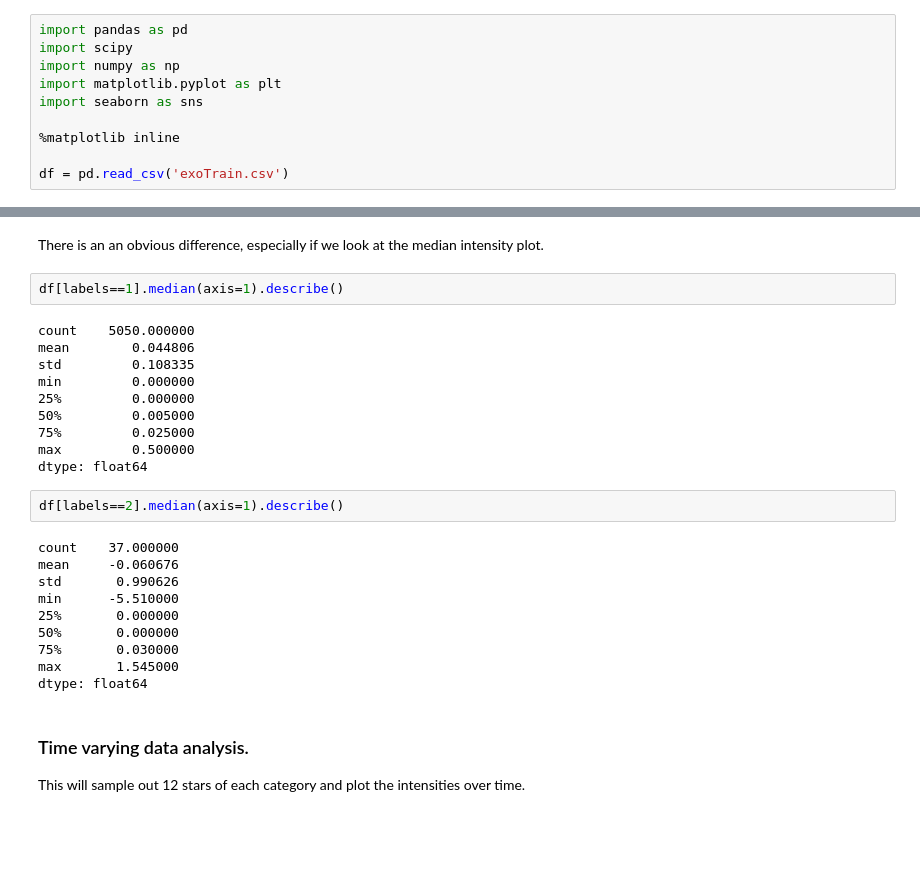
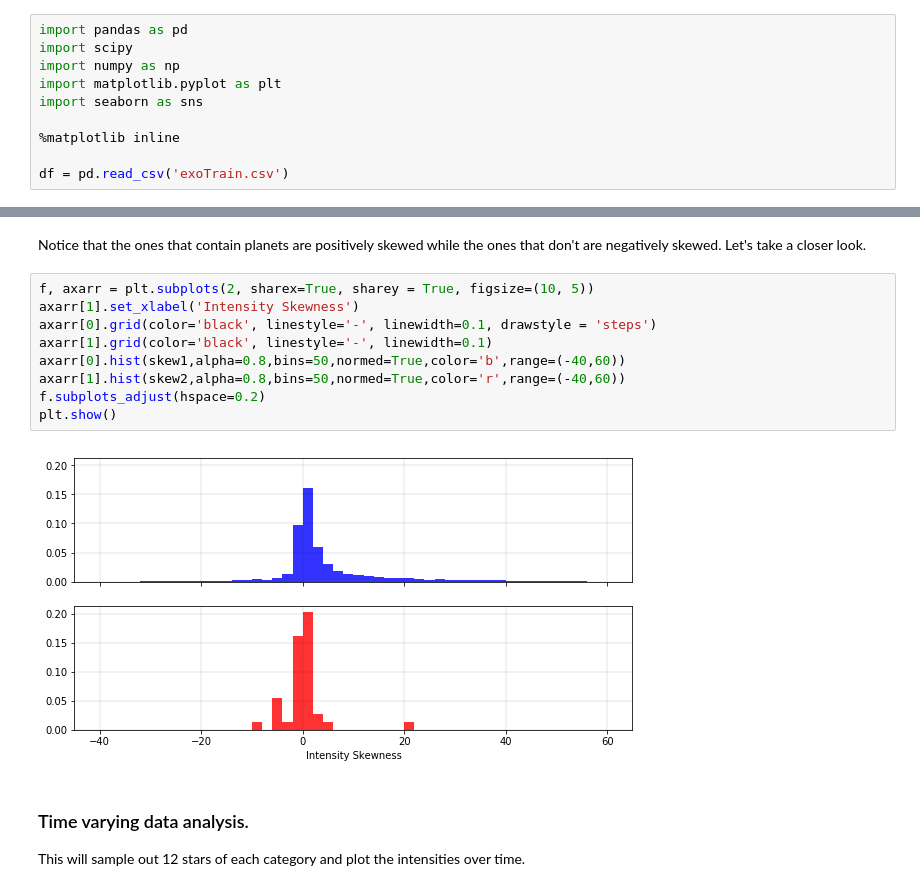
Before and after one commit to techshot25/KeplerData, a Jupyter notebook: exoPlanets.ipynb, the cells around one changed output, grey strips where cells are left out. Saved outputs shown, nothing was run; the diff lists cells and outputs as text; blank space fills up the shorter version.

```diff
--- a/exoPlanets.ipynb
+++ b/exoPlanets.ipynb
@@ -112,32 +116,19 @@ stats_plots(df)
 plt.show()
 # %% [output]
 [figure]
-# %% [markdown]
-There is an an obvious difference, especially if we look at the median intensity plot.
-# %%
-df[labels==1].median(axis=1).describe()
-# %% [output]
-count    5050.000000
-mean        0.044806
-std         0.108335
-min         0.000000
-25%         0.000000
-50%         0.005000
-75%         0.025000
-max         0.500000
-dtype: float64
-# %%
-df[labels==2].median(axis=1).describe()
-# %% [output]
-count    37.000000
-mean     -0.060676
-std       0.990626
-min      -5.510000
-25%       0.000000
-50%       0.000000
-75%       0.030000
-max       1.545000
-dtype: float64
+# %% [markdown]
+Notice that the ones that contain planets are positively skewed while the ones that don't are negatively skewed. Let's take a closer look.
+# %%
+f, axarr = plt.subplots(2, sharex=True, sharey = True, figsize=(10, 5))
+axarr[1].set_xlabel('Intensity Skewness')
+axarr[0].grid(color='black', linestyle='-', linewidth=0.1, drawstyle = 'steps')
+axarr[1].grid(color='black', linestyle='-', linewidth=0.1)
+axarr[0].hist(skew1,alpha=0.8,bins=50,normed=True,color='b',range=(-40,60))
+axarr[1].hist(skew2,alpha=0.8,bins=50,normed=True,color='r',range=(-40,60))
+f.subplots_adjust(hspace=0.2)
+plt.show()
+# %% [output]
+[figure, added]
 # %% [markdown]
 ### Time varying data analysis.
 
```
Also changed, not shown: parts of 13 cells of this notebook.
